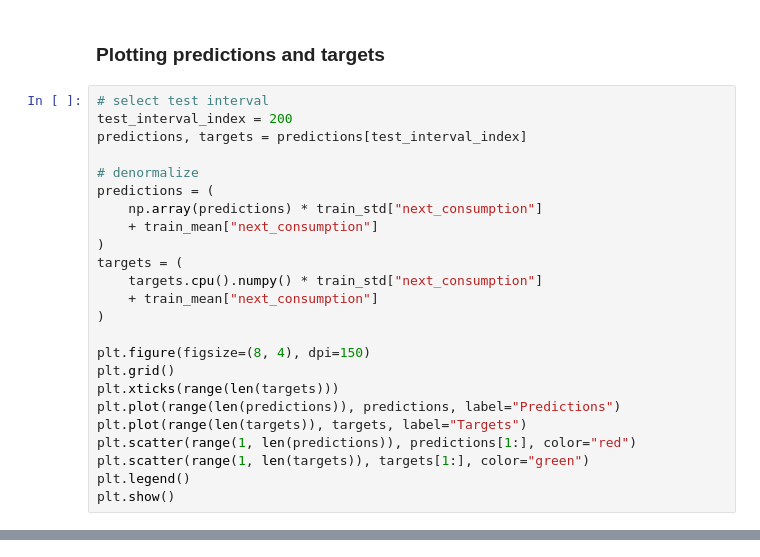
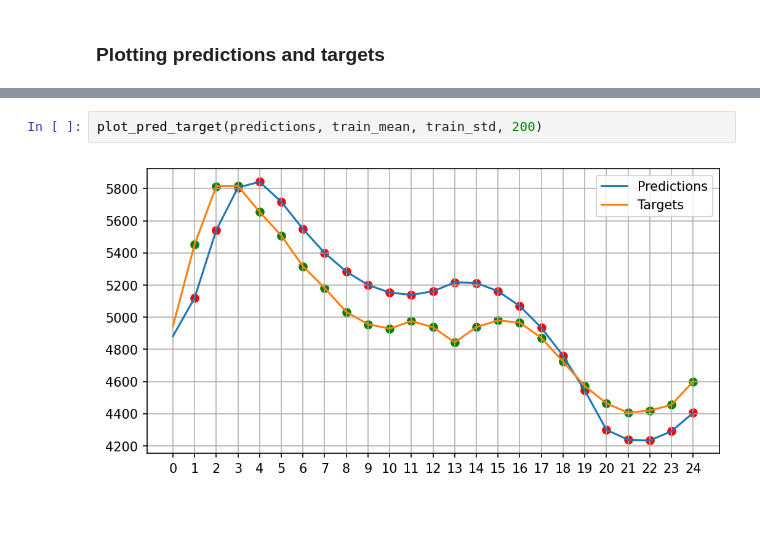
Before and after one commit to jatobro/it3030-deep-learning, a Jupyter notebook: timeseries/fnn.ipynb, the cells around one changed output, grey strips where cells are left out. Drawn from its saved outputs; the diff is of its cells as text; blank space fills up the shorter version.

```diff
--- a/timeseries/fnn.ipynb
+++ b/timeseries/fnn.ipynb
@@ -296,27 +297,3 @@ with torch.no_grad():
         predictions.append([preds, y])
 # %% [markdown]
 ### Plotting predictions and targets
-# %%
-# select test interval
-test_interval_index = 200
-predictions, targets = predictions[test_interval_index]
-
-# denormalize
-predictions = (
-    np.array(predictions) * train_std["next_consumption"]
-    + train_mean["next_consumption"]
-)
-targets = (
-    targets.cpu().numpy() * train_std["next_consumption"]
-    + train_mean["next_consumption"]
-)
-
-plt.figure(figsize=(8, 4), dpi=150)
-plt.grid()
-plt.xticks(range(len(targets)))
-plt.plot(range(len(predictions)), predictions, label="Predictions")
-plt.plot(range(len(targets)), targets, label="Targets")
-plt.scatter(range(1, len(predictions)), predictions[1:], color="red")
-plt.scatter(range(1, len(targets)), targets[1:], color="green")
-plt.legend()
-plt.show()
@@ -324,0 +300,4 @@ plt.show()
+# %%
+plot_pred_target(predictions, train_mean, train_std, 200)
+# %% [output]
+[figure, added]
```
Also changed, not shown: parts of 8 cells of this notebook, 3 other files.
